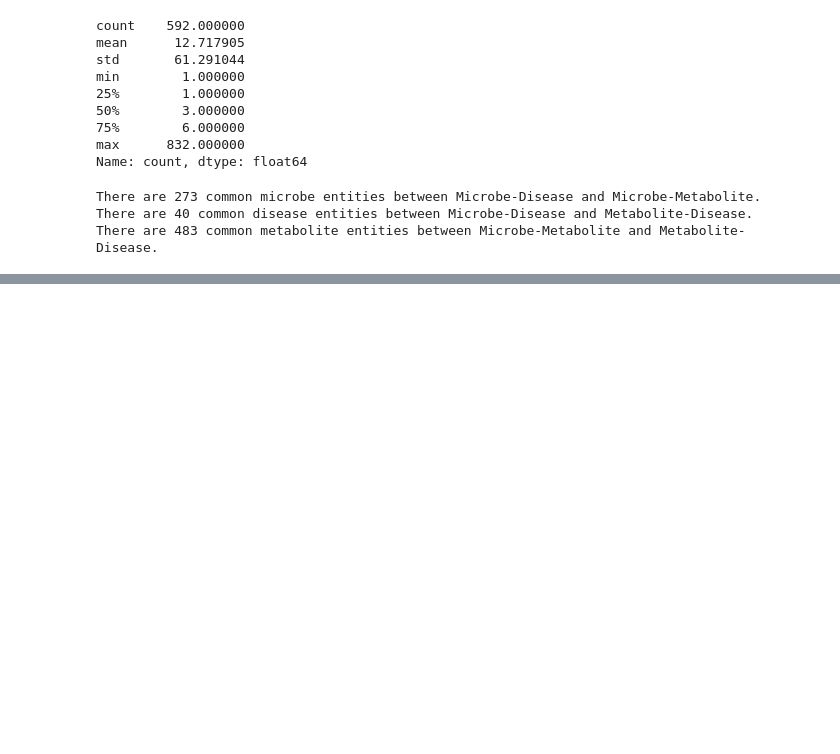
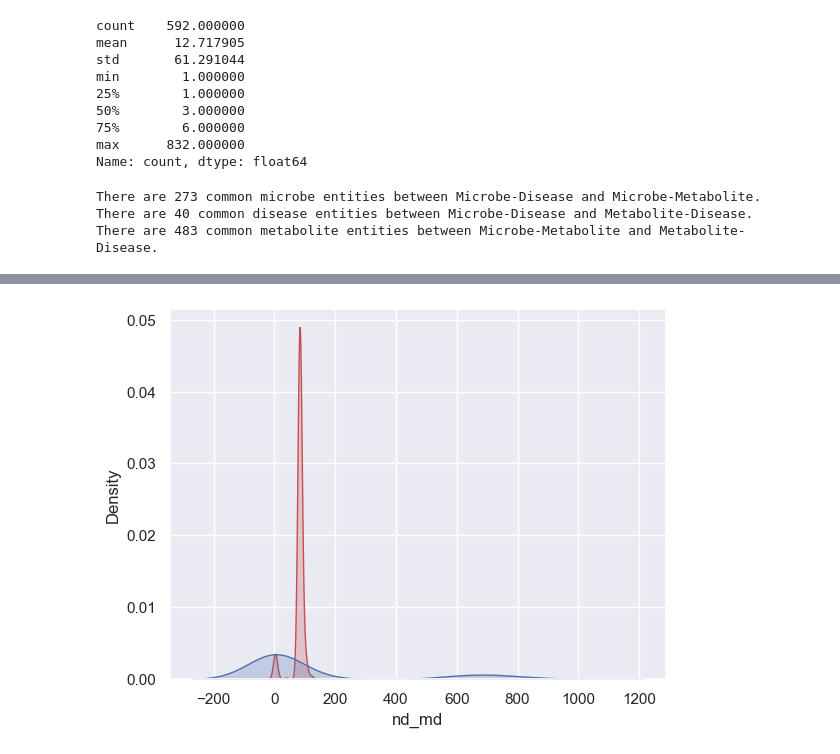
Before and after one commit to lucyzhang95/MAGNN_MKG, a Jupyter notebook: analysis/correlation.ipynb, the cells around one changed output, grey strips where cells are left out. Cells and saved outputs as stored; diff of their text form; code cells hidden in the pictures; blank space fills up the shorter version.

```diff
--- a/analysis/correlation.ipynb
+++ b/analysis/correlation.ipynb
@@ -177,0 +167,3 @@ plot_common_entity_node_degree_distribution(
+# %%
+node_d_microbe_df = pd.DataFrame(node_d4microbe, columns=["microbe", "nd_md", "nd_mm"])
+node_d_microbe_df
@@ -177,0 +192,7 @@ plot_common_entity_node_degree_distribution(
+# %%
+sns.set_theme(style="darkgrid")
+sns.kdeplot(node_d_microbe_df['nd_md'], fill=True, color="r")
+sns.kdeplot(node_d_microbe_df['nd_mm'], fill=True, color="b")
+plt.show()
+# %% [output]
+[figure, added]
```
Also changed, not shown: parts of 19 cells of this notebook.
